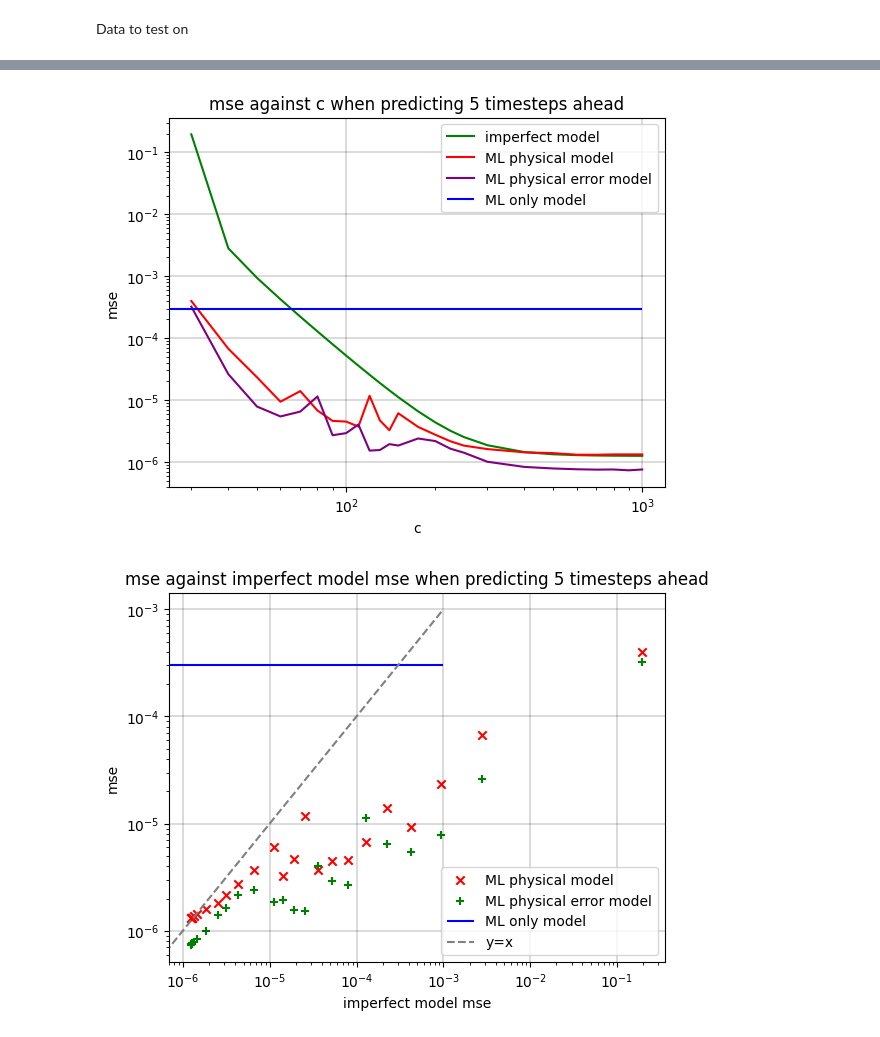
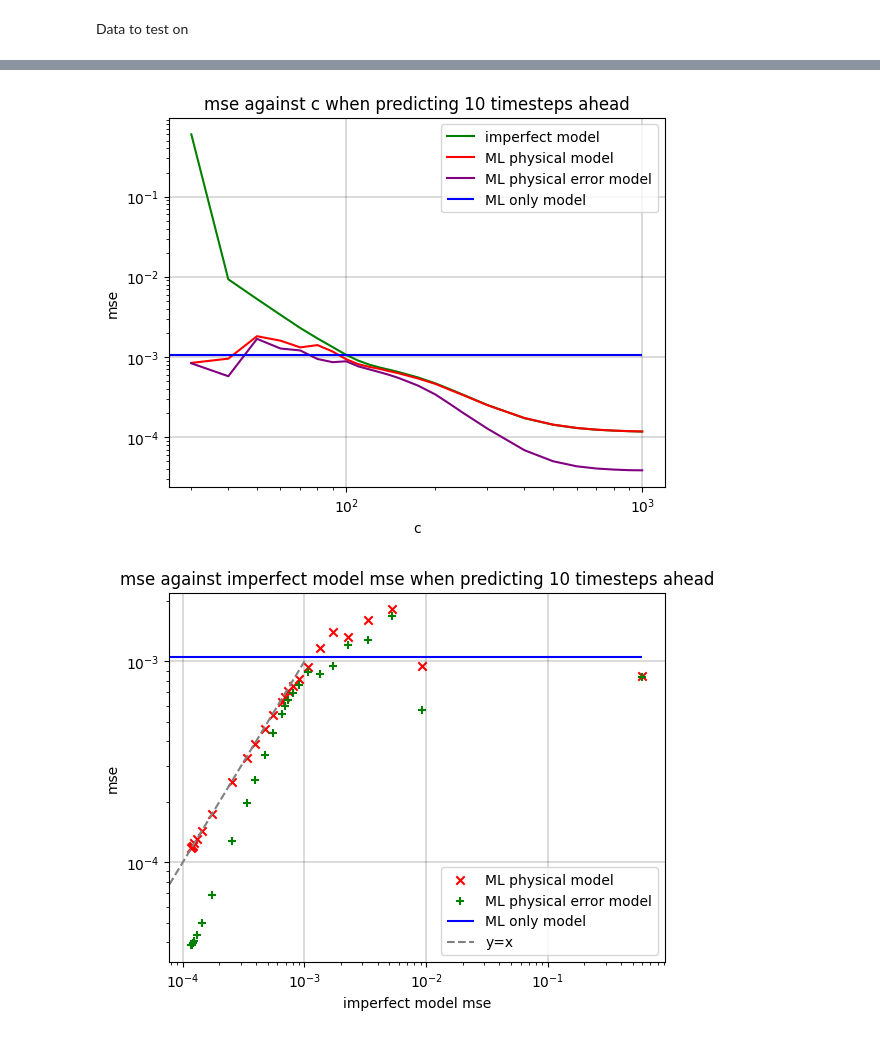
Before and after one commit to arianna-cox/chaotic-systems-ml, a Jupyter notebook: compare_models_corrected.ipynb, the cells around one changed output, grey strips where cells are left out. Cells and saved outputs as stored; diff of their text form; code cells hidden in the pictures.

```diff
--- a/compare_models_corrected.ipynb
+++ b/compare_models_corrected.ipynb
@@ -22,7 +18,7 @@ system = 'Lorentz'
 x_transformation_type = 0
 number_of_data_points = 10000
 length_of_subsequence = 20
-number_timesteps_predict = 5
+number_timesteps_predict = 10
 # %%
 MLonly_name = f"{system}_{number_of_data_points}_{length_of_subsequence}_{number_timesteps_predict}"
 MLonly_filepath = f'saved_models/{system}/timesteps_{number_timesteps_predict}/MLonly_{MLonly_name}.keras'
@@ -30,5 +47,6 @@ MLonly_model = keras.models.load_model(MLonly_filepath)
 # %%
 c_array = [30,40,50,60,70,80,90,100,110,120,130,140,150,175,200,225,250,275,300,400,500,600,700,800,900,1000]
+c_array = [30]
 
 name = f"{system}_{number_of_data_points}"
 # train_filename = f'data_dictionaries/data_{name}.npy'
@@ -90,9 +108,9 @@ for i, c in enumerate(c_array):
         print(f"loss physical error = {loss_physical_error}")
         mse_dictionary[f'x_transformation_{x_transformation_type}']['physical_error_loss'][c] = loss_physical_error
 
-# MLonly_loss = MLonly_model.evaluate(x = test_X['input_ob'], y = test_answer)
-# print(f'ML only loss = {MLonly_loss}')
-# mse_dictionary['MLonly_loss'] = MLonly_loss
+MLonly_loss = MLonly_model.evaluate(x = test_X['input_ob'], y = test_answer)
+print(f'ML only loss = {MLonly_loss}')
+mse_dictionary['MLonly_loss'] = MLonly_loss
 np.save(mse_dictionary_filename, mse_dictionary)
 # %% [output]
 30
@@ -115,4 +122,5 @@ loss physical error = 7.54796246837941e-07
 # %%
+name = f"{system}_{number_of_data_points}"
 c_array = [30, 40, 50, 60, 70, 80, 90, 100, 110, 120, 130, 140 ,150, 175, 200, 225, 250, 300, 400, 500, 600, 700, 800, 900, 1000]
 
 mse_dictionary_savename = f"{system}_{number_of_data_points}_{length_of_subsequence}_{number_timesteps_predict}"
@@ -135,33 +143,33 @@ plt.plot(c_array, loss_physical, '-', label = 'ML physical model', color = 'r')
 plt.plot(c_array, loss_physical_error, '-', label = 'ML physical error model', color = 'purple')
 plt.hlines(MLonly_loss, 0,1000, label = 'ML only model', color = 'b')
 # plt.hlines(mse_perfect_model_prediction, 0,1000, linestyle = '-.', label = 'perfect model', color = 'b')
 # plt.hlines(3*10**(-8), 0,1000, linestyle = '--', label = 'noise', color = 'grey')
 plt.xscale('log')
 plt.yscale('log')
 plt.xlabel('c')
 plt.ylabel('mse')
 plt.grid(which='major', color='black', linestyle='-', linewidth = 0.2)
 # plt.grid(which='minor', color='grey', linestyle='-')
 plt.legend()
 plt.title(f'mse against c when predicting {number_timesteps_predict} timesteps ahead')
 plt.savefig(f'mse_vs_c_timesteps{number_timesteps_predict}_{name}_corrected')
 plt.show()
 
 plt.scatter(finalmse, loss_physical, marker = 'x', label = 'ML physical model', color = 'r')
 plt.scatter(finalmse, loss_physical_error, marker='+', label = 'ML physical error model', color = 'g')
-plt.hlines(MLonly_loss, 0,10**(-3), label = 'ML only model', color = 'b')
+plt.hlines(MLonly_loss, 0, np.amax(finalmse), label = 'ML only model', color = 'b')
 # plt.hlines(mse_perfect_model_prediction, 0,10**(-3), linestyle = '-.', label = 'perfect model', color = 'b')
 # plt.hlines(3*10**(-8), 0,1, linestyle = '-.', label = 'perfect model', color = 'b')
 plt.plot([0,10**(-3)], [0,10**(-3)], '--', label = 'y=x', color = 'grey')
 plt.xscale('log')
 plt.yscale('log')
 plt.xlabel('imperfect model mse')
 plt.ylabel('mse')
 plt.grid(which='major', color='black', linestyle='-', linewidth = 0.2)
 # plt.grid(which='minor', color='grey', linestyle='-')
 plt.legend()
 plt.title(f'mse against imperfect model mse when predicting {number_timesteps_predict} timesteps ahead')
 plt.savefig(f'mse_vs_mse_timesteps{number_timesteps_predict}_{name}_corrected')
 # %% [output]
-[figure, old version]
+[figure, new version]
-[figure, old version]
+[figure, new version]
```
Also changed, not shown: parts of 3 cells of this notebook, 18 other files.
